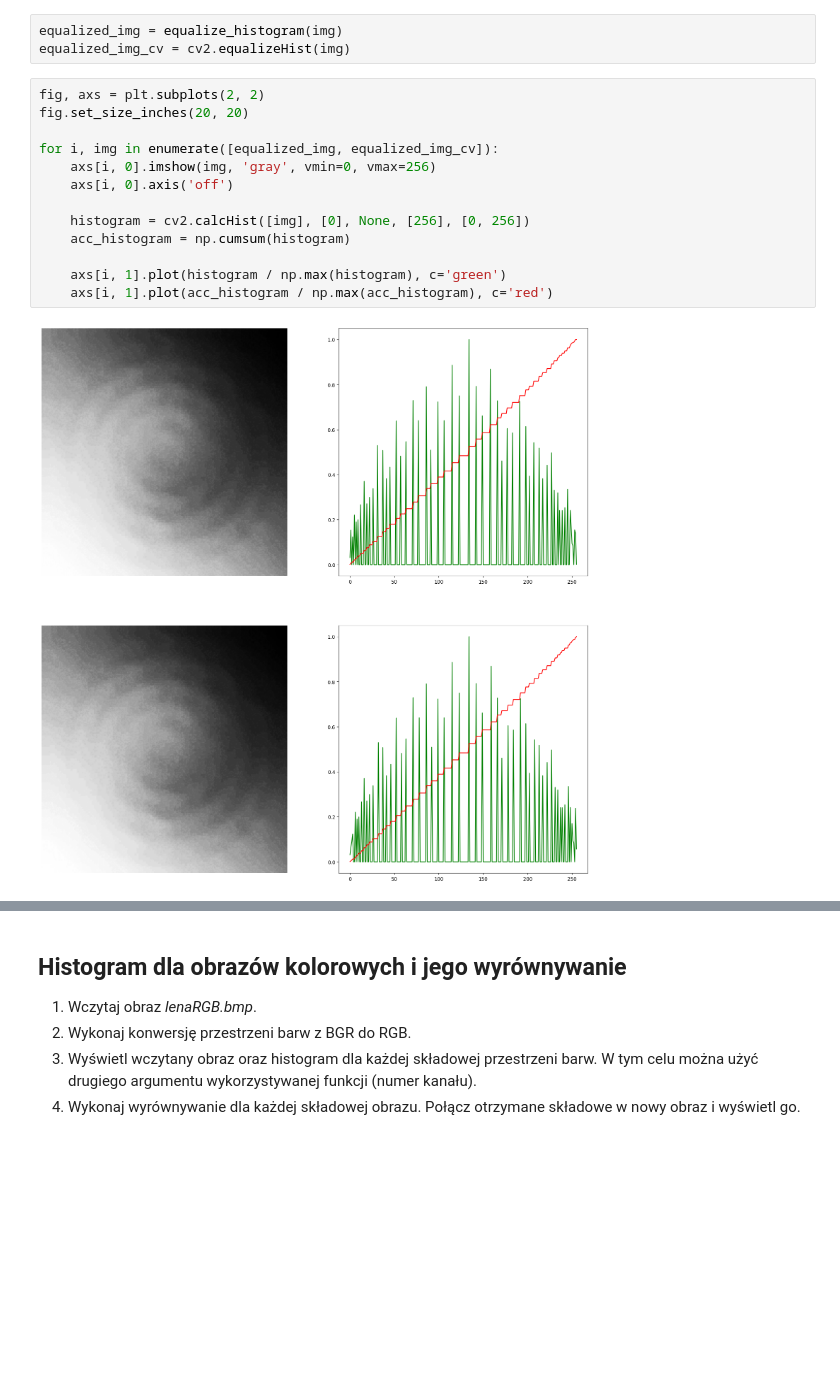
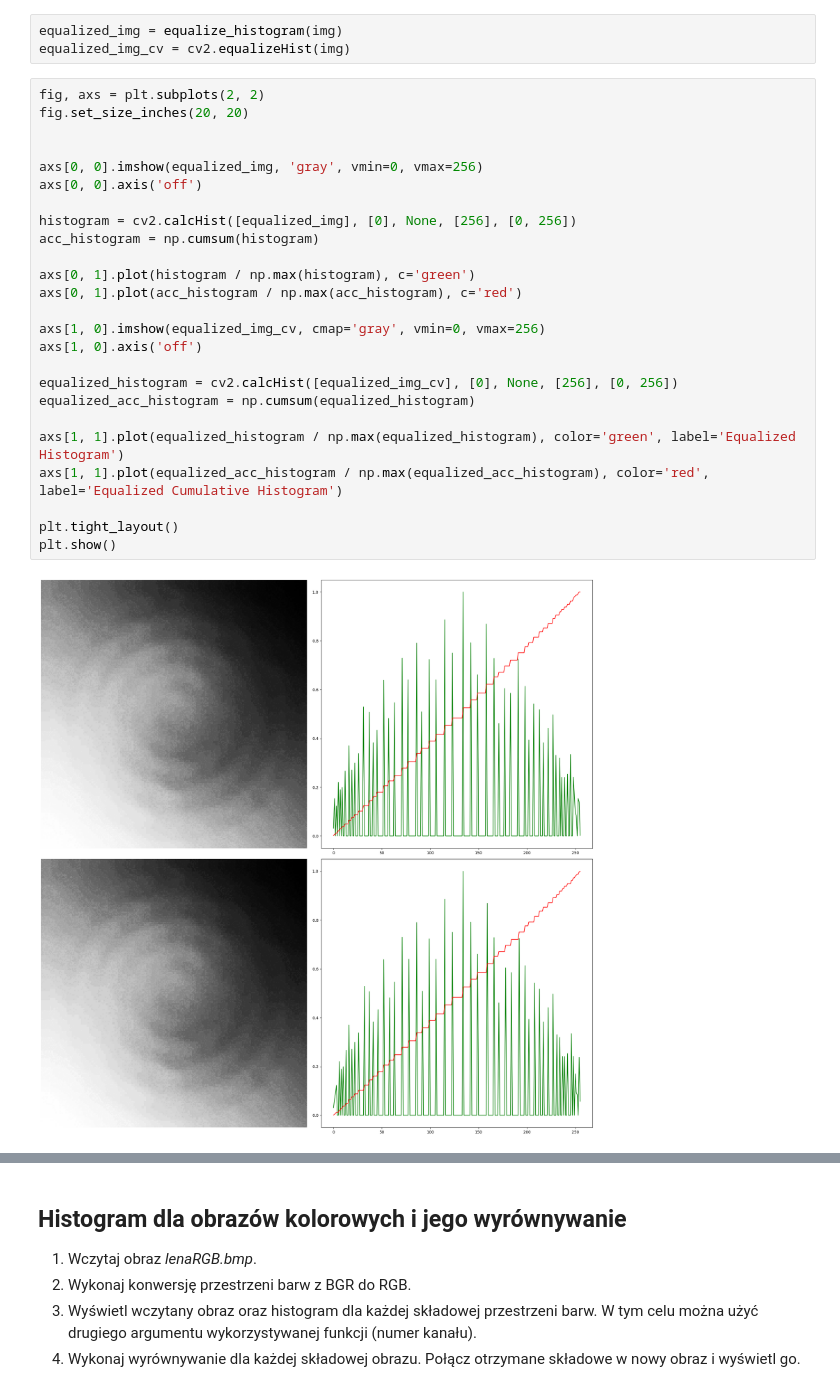
Before and after one commit to krudny/Image-processing, a Jupyter notebook: Lab3-histogram/03_histogram.ipynb, the cells around one changed output, grey strips where cells are left out. Saved outputs shown, nothing was run; the diff lists cells and outputs as text; blank space fills up the shorter version.

```diff
--- a/Lab3-histogram/03_histogram.ipynb
+++ b/Lab3-histogram/03_histogram.ipynb
@@ -279,15 +279,27 @@ equalized_img_cv = cv2.equalizeHist(img)
 # %%
 fig, axs = plt.subplots(2, 2)
 fig.set_size_inches(20, 20)
 
-for i, img in enumerate([equalized_img, equalized_img_cv]):
-    axs[i, 0].imshow(img, 'gray', vmin=0, vmax=256)
-    axs[i, 0].axis('off')
 
-    histogram = cv2.calcHist([img], [0], None, [256], [0, 256])
-    acc_histogram = np.cumsum(histogram)
+axs[0, 0].imshow(equalized_img, 'gray', vmin=0, vmax=256)
+axs[0, 0].axis('off')
 
-    axs[i, 1].plot(histogram / np.max(histogram), c='green')
-    axs[i, 1].plot(acc_histogram / np.max(acc_histogram), c='red')
+histogram = cv2.calcHist([equalized_img], [0], None, [256], [0, 256])
+acc_histogram = np.cumsum(histogram)
+
+axs[0, 1].plot(histogram / np.max(histogram), c='green')
+axs[0, 1].plot(acc_histogram / np.max(acc_histogram), c='red')
+
+axs[1, 0].imshow(equalized_img_cv, cmap='gray', vmin=0, vmax=256)
+axs[1, 0].axis('off')
+
+equalized_histogram = cv2.calcHist([equalized_img_cv], [0], None, [256], [0, 256])
+equalized_acc_histogram = np.cumsum(equalized_histogram)
+
+axs[1, 1].plot(equalized_histogram / np.max(equalized_histogram), color='green', label='Equalized Histogram')
+axs[1, 1].plot(equalized_acc_histogram / np.max(equalized_acc_histogram), color='red', label='Equalized Cumulative Histogram')
+
+plt.tight_layout()
+plt.show()
 # %% [output]
-[figure, old version]
+[figure, new version]
```
Also changed, not shown: parts of 2 cells of this notebook.
